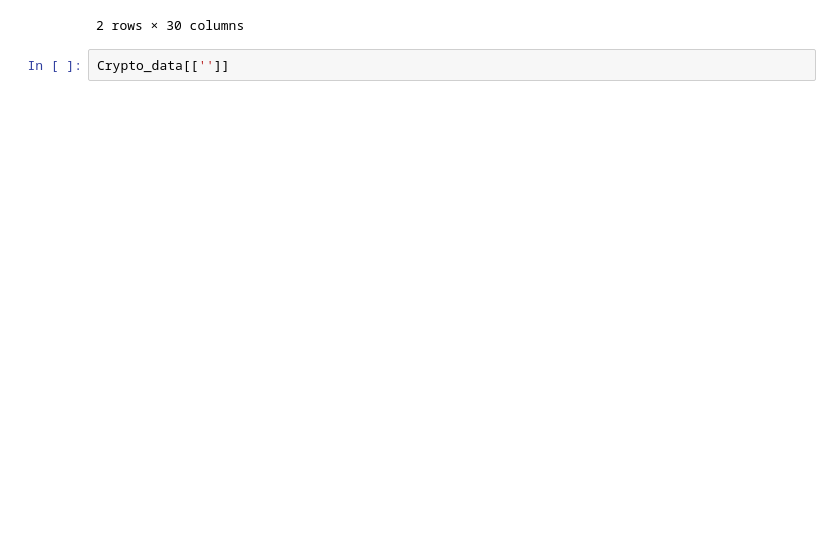
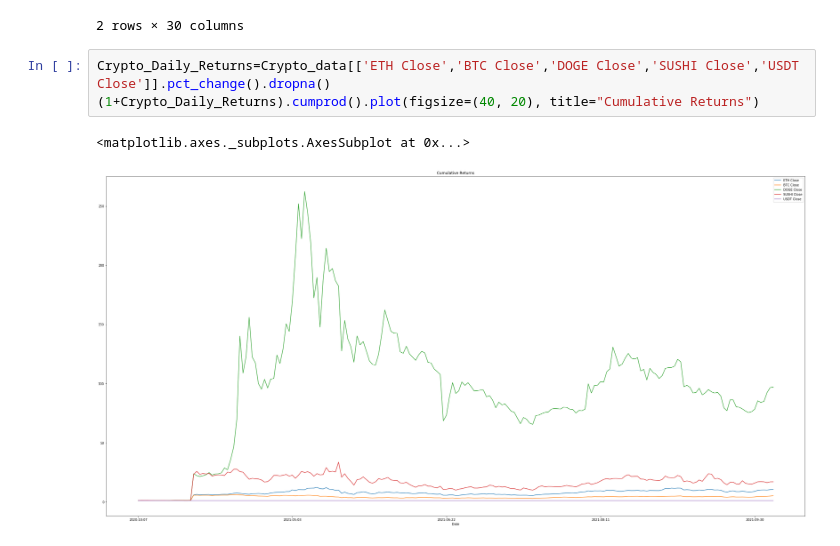
Before and after one commit to pysouzhny/GWU_Project_1, a Jupyter notebook: Crypto_Analysis.ipynb, the cells around one changed output. Cells and saved outputs as stored; diff of their text form; blank space fills up the shorter version.

Commit message:
initial plots/sharpe ratios and volatility indicator

```diff
--- a/Crypto_Analysis.ipynb
+++ b/Crypto_Analysis.ipynb
@@ -71,5 +76,9 @@ Crypto_data.head(2)
 | 2020-10-06 | 354.137787 | 355.504059 | 338.520233 | 341.021149 | 341.021149 | 1.149784e+10 | 0.002625 | 0.002637 | 0.002590 | ... |
 | 2020-10-07 | 341.091675 | 342.591248 | 335.533600 | 342.119781 | 342.119781 | 1.053712e+10 | 0.002610 | 0.002613 | 0.002586 | ... |
 2 rows × 30 columns
-# %%
-Crypto_data[['']]
+# %%
+Crypto_Daily_Returns=Crypto_data[['ETH Close','BTC Close','DOGE Close','SUSHI Close','USDT Close']].pct_change().dropna()
+(1+Crypto_Daily_Returns).cumprod().plot(figsize=(40, 20), title="Cumulative Returns")
+# %% [output]
+<matplotlib.axes._subplots.AxesSubplot at 0x...>
+[figure, added]
```
Also changed, not shown: parts of 6 cells of this notebook.
